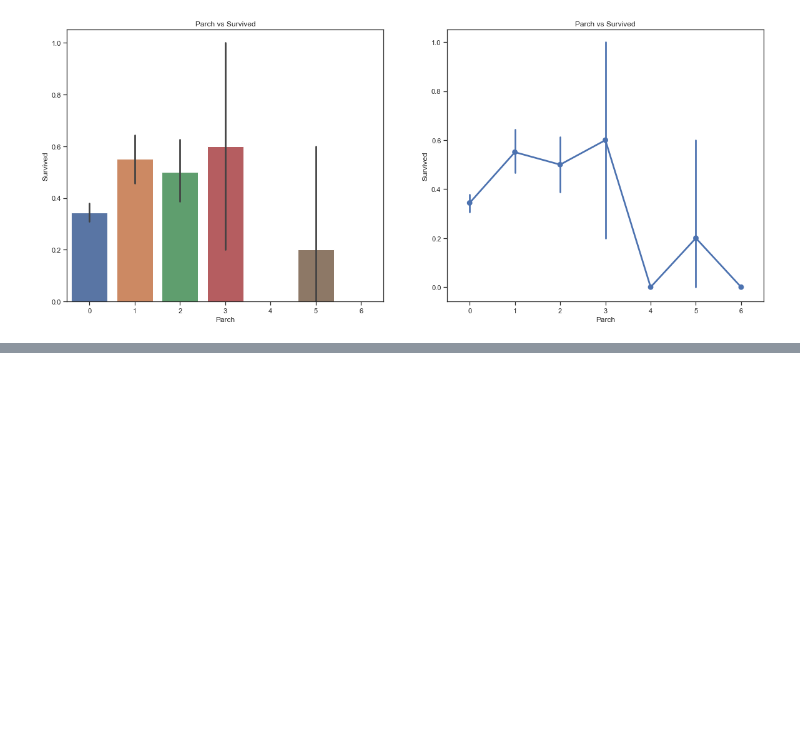
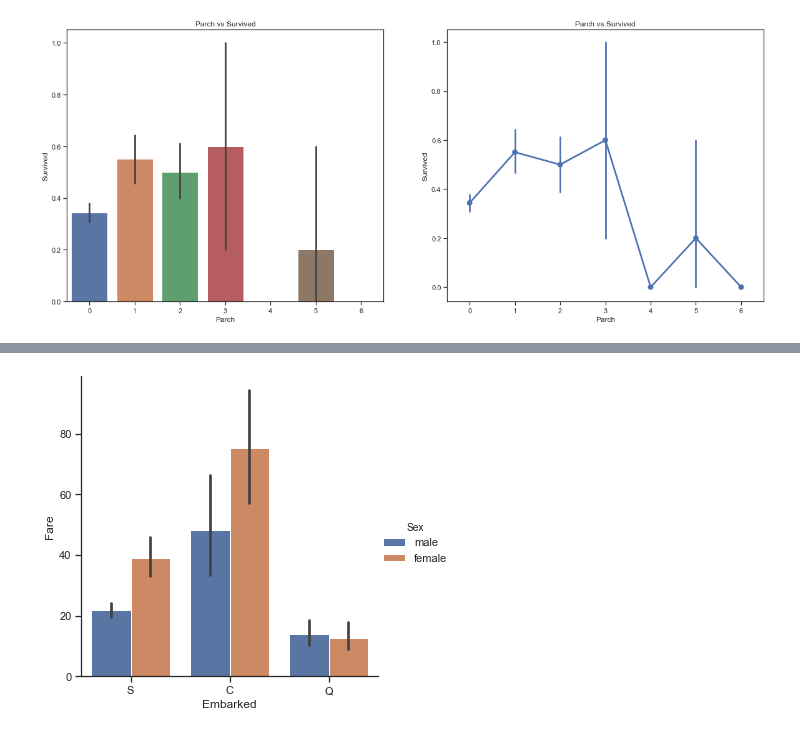
Before and after one commit to SUJUNG217/SUJUNG217.github.io, a Jupyter notebook: Titanic_tutorial_(3).ipynb, the cells around one changed output, grey strips where cells are left out. Saved outputs shown, nothing was run; the diff lists cells and outputs as text; code cells hidden in the pictures; blank space fills up the shorter version.

```diff
--- a/Titanic_tutorial_(3).ipynb
+++ b/Titanic_tutorial_(3).ipynb
@@ -605,0 +631,6 @@ plt.show()
+# %%
+#Cat + Embarked + Fare + Bar + Sex Plot
+sns.catplot(x="Embarked",y="Fare",data=data,kind="bar",hue="Sex")
+pass
+# %% [output]
+[figure, added]
```
Also changed, not shown: parts of 32 cells of this notebook.
